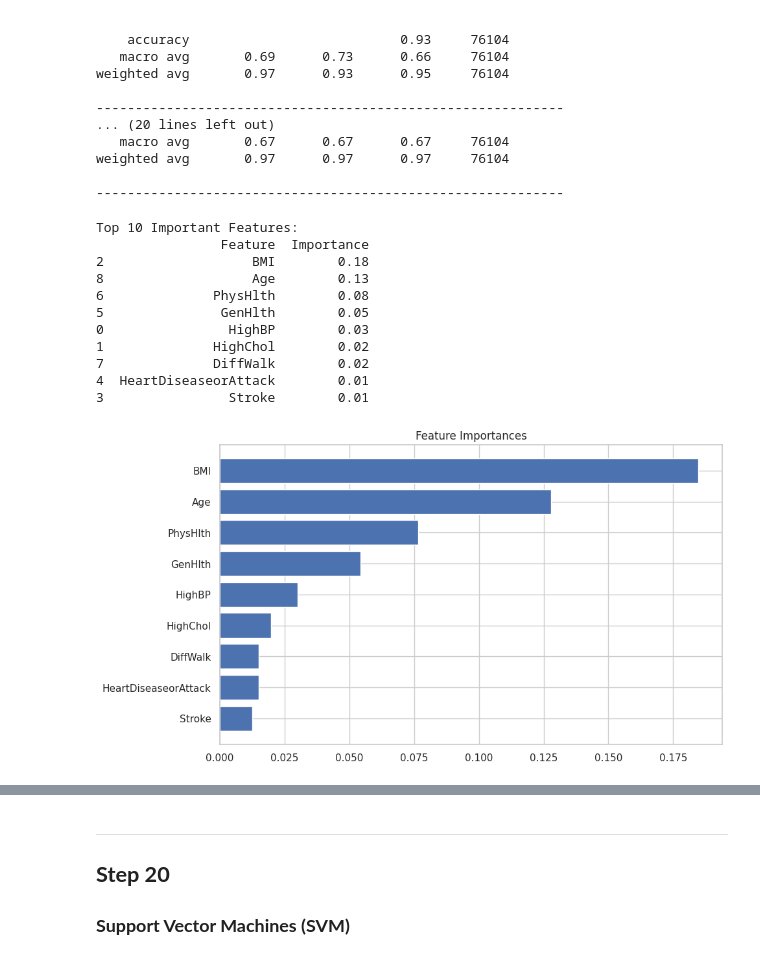
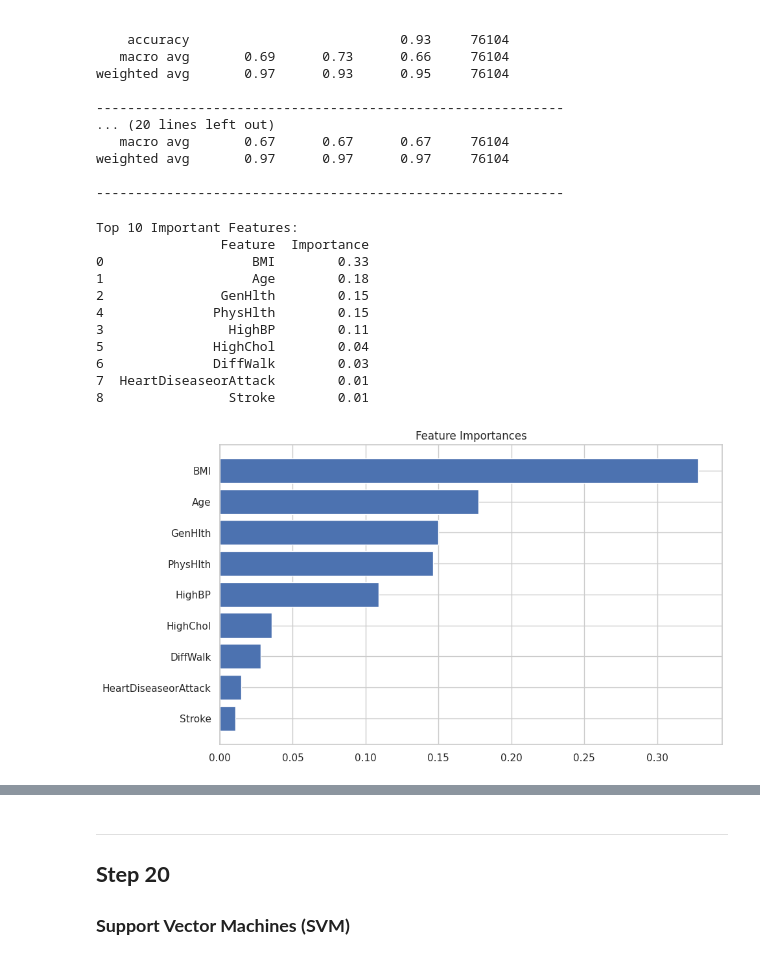
Before and after one commit to imsalione/Diabetes, a Jupyter notebook: diabetes.ipynb, the cells around one changed output, grey strips where cells are left out. Cells and saved outputs as stored; diff of their text form; code cells hidden in the pictures.

```diff
--- a/diabetes.ipynb
+++ b/diabetes.ipynb
@@ -640,44 +653,44 @@ rf = RandomForestClassifier(random_state=42)
 rf.fit(X_train_smote, y_train_smote)
 
 # Extract feature importances
 importances = rf.feature_importances_
-feature_names = X.columns
+feature_names = X_train_smote.columns  # Ensure this matches the training data
 
 # Create a DataFrame from feature importances
 feature_importance_df = pd.DataFrame({
     'Feature': feature_names,
     'Importance': importances
 })
 
 # Filter out the 'Diabetes_Binary' feature
 feature_importance_df = feature_importance_df[feature_importance_df['Feature'] != 'Diabetes_Binary']
 
 # Sort features by importance
 feature_importance_df = feature_importance_df.sort_values(by='Importance', ascending=False)
 
 # Display the top 10 important features
 print("Top 10 Important Features:")
 print(feature_importance_df.head(10))
 
 # Plot feature importances
 plt.figure(figsize=(10, 6))
 plt.title("Feature Importances")
 plt.barh(feature_importance_df['Feature'], feature_importance_df['Importance'])
 plt.gca().invert_yaxis()
 plt.show()
 # %% [output]
 Top 10 Important Features:
                 Feature  Importance
-2                   BMI        0.18
-8                   Age        0.13
-6              PhysHlth        0.08
-5               GenHlth        0.05
-0                HighBP        0.03
-1              HighChol        0.02
-7              DiffWalk        0.02
-4  HeartDiseaseorAttack        0.01
-3                Stroke        0.01
+0                   BMI        0.33
+1                   Age        0.18
+2               GenHlth        0.15
+4              PhysHlth        0.15
+3                HighBP        0.11
+5              HighChol        0.04
+6              DiffWalk        0.03
+7  HeartDiseaseorAttack        0.01
+8                Stroke        0.01
-[figure, old version]
+[figure, new version]
 # %%
 # Create a new dataset using the important features
 important_features = ['BMI', 'Age', 'GenHlth', 'HighBP', 'PhysHlth', 'HighChol', 'DiffWalk', 'HeartDiseaseorAttack', 'Stroke']
```
Also changed, not shown: parts of 7 cells of this notebook.
